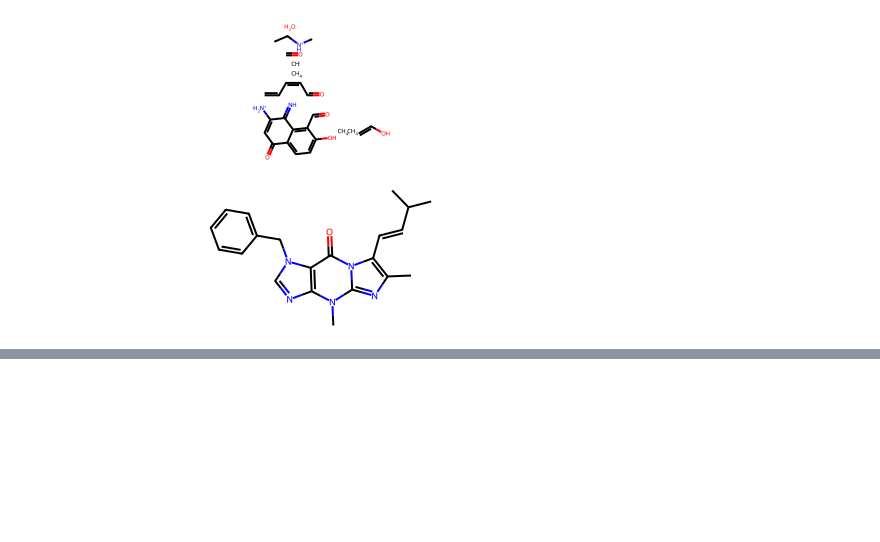
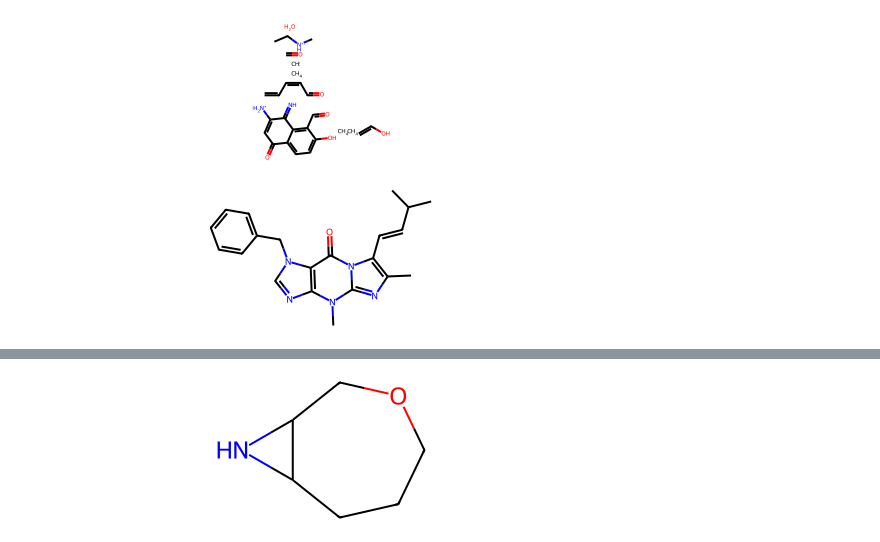
Before and after one commit to chless/Mol-LLM-submission, a Jupyter notebook: Mol-LLM/debug.ipynb, the cells around one changed output, grey strips where cells are left out. Cells and saved outputs as stored; diff of their text form; code cells hidden in the pictures; blank space fills up the shorter version.

```diff
--- a/Mol-LLM/debug.ipynb
+++ b/Mol-LLM/debug.ipynb
@@ -196,0 +193,4 @@ Chem.MolFromSmiles('CC(C)C=Cc1c(C)nc2nc3ncn(Cc4ccccc4)c3c(=O)n12')
+# %%
+Chem.MolFromSmiles('C1COCC2NC2C1')
+# %% [output]
+[figure, added]
```
Also changed, not shown: parts of 7 cells of this notebook, 4 other files.
